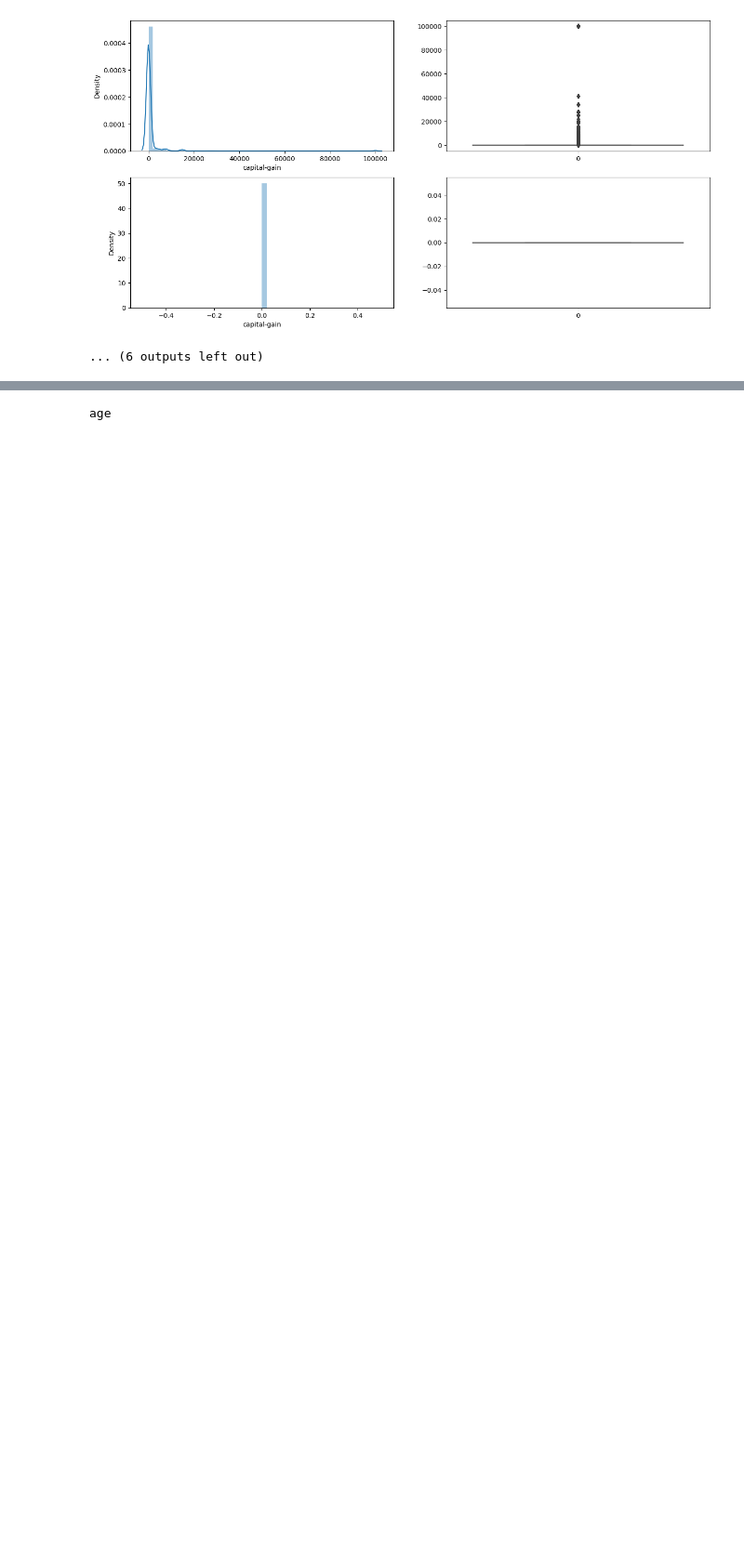
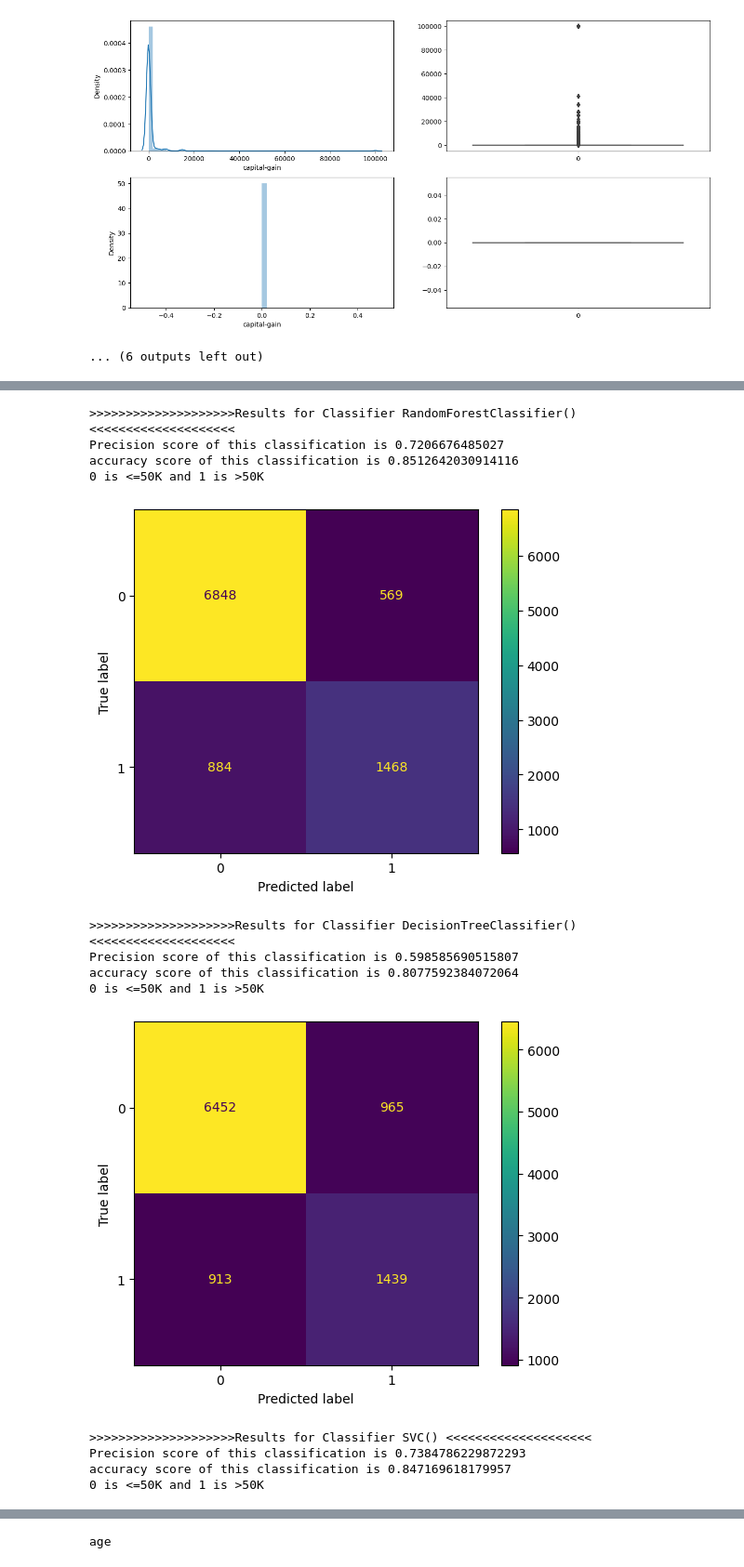
Before and after one commit to sahrudaysherla/Adult-Census-Prediction, a Jupyter notebook: Notebooks/EDA.ipynb, the cells around one changed output, grey strips where cells are left out. Shown at 93% size. Cells and saved outputs as stored; diff of their text form; code cells hidden in the pictures; blank space fills up the shorter version.

```diff
--- a/Notebooks/EDA.ipynb
+++ b/Notebooks/EDA.ipynb
@@ -449,13 +449,13 @@ from sklearn.impute import SimpleImputer
 from sklearn.pipeline import make_pipeline
 from sklearn.compose import ColumnTransformer
 import os,sys
-schema_path = "/workspaces/AdultCensusIncome/config/schema.yaml"
-train_file_path = "/workspaces/AdultCensusIncome/adult/artifact/data_ingestion/2022-12-15-11-48-55/ingested_data/train/adult.csv"
-test_file_path = "/workspaces/AdultCensusIncome/adult/artifact/data_ingestion/2022-12-15-11-48-55/ingested_data/test/adult.csv"
+schema_path = "/workspaces/Adult-Census-Prediction/config/schema.yaml"
+train_file_path = "/workspaces/Adult-Census-Prediction/adult/artifact/data_ingestion/2022-12-30-08-57-52/ingested_data/train/adult.csv"
+test_file_path = "/workspaces/Adult-Census-Prediction/adult/artifact/data_ingestion/2022-12-30-08-57-52/ingested_data/test/adult.csv"
 
 
 def get_transformed_object()->ColumnTransformer:
-    schema_data = "/workspaces/AdultCensusIncome/config/schema.yaml"
+    schema_data = "/workspaces/Adult-Census-Prediction/config/schema.yaml"
     data_schema = read_yaml_file(schema_data)
 
     num_cols = data_schema[SCHEMA_NUMERICAL_COLUMNS]
@@ -558,0 +559,67 @@ array([0, 0, 0, ..., 0, 0, 0])
+# %%
+from sklearn.ensemble import RandomForestRegressor, RandomForestClassifier, GradientBoostingClassifier
+from sklearn.tree import DecisionTreeClassifier
+from sklearn.svm import SVC
+from sklearn.linear_model import  LogisticRegression
+from sklearn.naive_bayes import GaussianNB
+from sklearn.neighbors import KNeighborsClassifier
+import xgboost as xgb
+from xgboost import XGBRFClassifier
+from xgboost import XGBClassifier
+import gradio as gr
+import matplotlib.pyplot as plt
+from sklearn.model_selection import GridSearchCV
+from sklearn.metrics import mean_squared_error, r2_score, accuracy_score, precision_score, confusion_matrix, ConfusionMatrixDisplay
+RFestimator = RandomForestRegressor()
+RFClassifier = RandomForestClassifier()
+DTClassifier = DecisionTreeClassifier()
+Support_Vec_Classifier = SVC()
+Logistic_Regressor = LogisticRegression()
+Gaussian_Naive_Bayes = GaussianNB()
+K_Neighbors_Classifier = KNeighborsClassifier()
+xgb_model = xgb.XGBClassifier(objective="binary:logistic")
+xgbRF = xgb.XGBRFClassifier()
+
+# params = {'n_estimators':[110, 120, 150, 180, 200], 'min_samples_split':[3,5,7,8], 'max_features': [2,3]}
+# RFRegression = GridSearchCV(estimator = RFestimator, param_grid = params)
+
+# RFClassifier.fit(input_feature_train_arr, target_feature_train_arr)
+# pred = RFClassifier.predict(input_feature_test_arr)
+# print(f"Precision score of this classification is {precision_score(target_feature_test_arr, pred)}")
+# print(f"accuracy score of this classification is {accuracy_score(target_feature_test_arr, pred)}")
+# print("0 is <=50K and 1 is >50K")
+# disp = ConfusionMatrixDisplay(confusion_matrix(target_feature_test_arr, pred, labels = RFClassifier.classes_), display_labels = RFClassifier.classes_)
+def Classification_func(func):
+    print(f"{'>>'*10}Results for Classifier {str(func)} {'<<'*10}")
+    func.fit(input_feature_train_arr, target_feature_train_arr)
+    pred = func.predict(input_feature_test_arr)
+    print(f"Precision score of this classification is {precision_score(target_feature_test_arr, pred)}")
+    print(f"accuracy score of this classification is {accuracy_score(target_feature_test_arr, pred)}")
+    print("0 is <=50K and 1 is >50K")
+    disp = ConfusionMatrixDisplay(confusion_matrix(target_feature_test_arr, pred, labels = func.classes_), display_labels = func.classes_)
+    disp.plot()
+    plt.show()
+
+Classification_func(RFClassifier)
+Classification_func(DTClassifier)
+Classification_func(Support_Vec_Classifier)
+Classification_func(Logistic_Regressor)
+Classification_func(Gaussian_Naive_Bayes)
+Classification_func(K_Neighbors_Classifier)
+Classification_func(xgb_model)
+Classification_func(xgbRF)
+# %% [output]
+>>>>>>>>>>>>>>>>>>>>Results for Classifier RandomForestClassifier() <<<<<<<<<<<<<<<<<<<<
+Precision score of this classification is 0.7206676485027
+accuracy score of this classification is 0.8512642030914116
+0 is <=50K and 1 is >50K
+[figure, added]
+>>>>>>>>>>>>>>>>>>>>Results for Classifier DecisionTreeClassifier() <<<<<<<<<<<<<<<<<<<<
+Precision score of this classification is 0.598585690515807
+accuracy score of this classification is 0.8077592384072064
+0 is <=50K and 1 is >50K
+[figure, added]
+>>>>>>>>>>>>>>>>>>>>Results for Classifier SVC() <<<<<<<<<<<<<<<<<<<<
+Precision score of this classification is 0.7384786229872293
+accuracy score of this classification is 0.847169618179957
+0 is <=50K and 1 is >50K
```
Also changed, not shown: parts of 2 cells of this notebook, 11 other files.
